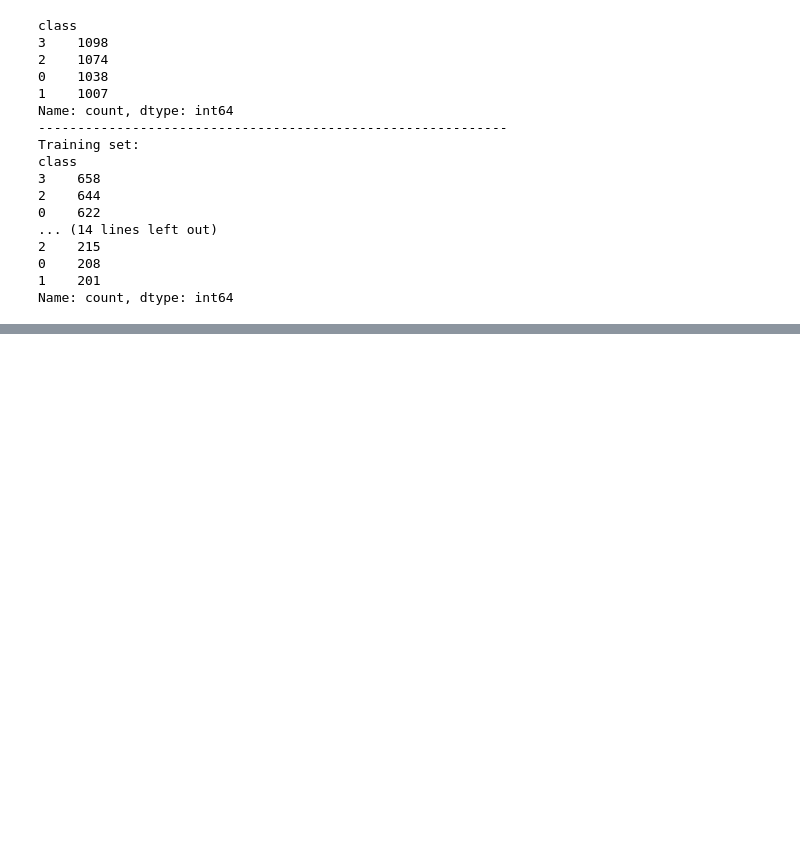
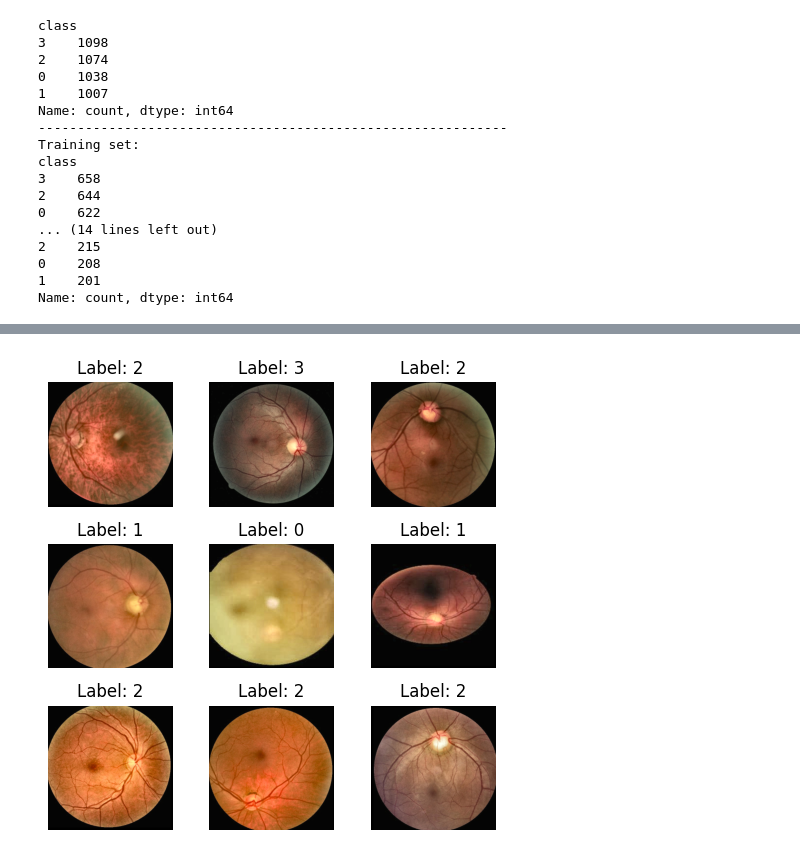
Before and after one commit to ismaelabdulkareem/Funduscopy, a Jupyter notebook: Pre_processing.ipynb, the cells around one changed output, grey strips where cells are left out. Saved outputs shown, nothing was run; the diff lists cells and outputs as text; code cells hidden in the pictures; blank space fills up the shorter version.

```diff
--- a/Pre_processing.ipynb
+++ b/Pre_processing.ipynb
@@ -457,0 +727,38 @@ print(split_df)
+# %%
+# create TensorFlow datasets for each split
+# When loading datasets, pass the data_augmentation flag True or False to apply or skip augmentations:
+train_dataset = tf.data.Dataset.from_tensor_slices( (train_images , train_labels) )
+train_dataset = train_dataset.map(lambda x, y: load_and_preprocess_image(x, y, data_augmentation=True), num_parallel_calls=tf.data.AUTOTUNE)
+# the augmentations will be applied automatically every time you fetch an image from the train_dataset while data_augmentation=True
+# During the training process, each time the model accesses train_dataset, it retrieves the images along with their augmentations.
+
+val_dataset = tf.data.Dataset.from_tensor_slices( (val_images , val_labels) )
+val_dataset = val_dataset.map(lambda x, y: load_and_preprocess_image(x, y, data_augmentation=False), num_parallel_calls=tf.data.AUTOTUNE)
+
+test_dataset = tf.data.Dataset.from_tensor_slices( (test_images , test_labels) )
+test_dataset = test_dataset.map(lambda x, y: load_and_preprocess_image(x, y, data_augmentation=False), num_parallel_calls=tf.data.AUTOTUNE)
+# %%
+def display_sample_grid(dataset, num_samples=9, grid_size=(3, 3)):
+    # Set up the grid
+    fig, axes = plt.subplots(grid_size[0], grid_size[1], figsize=(5, 5))
+
+    # Flatten the axes for easy iteration
+    axes = axes.flatten()
+
+    # Take the specified number of samples from the dataset
+    for idx, (image, label) in enumerate(dataset.take(num_samples)):
+        # Plot each image in the corresponding grid cell
+        image = cv2.cvtColor(image.numpy(), cv2.COLOR_RGB2BGR)
+        axes[idx].imshow(image)
+
+        # Set title to display the label only (no image name available)
+        axes[idx].set_title(f'Label: {label.numpy()}')
+        axes[idx].axis('off')  # Hide the axes for a cleaner look
+
+    plt.tight_layout()  # Adjusts the spacing between subplots
+    plt.show()
+
+# Test with training dataset, displaying 9 images in a 3x3 grid
+display_sample_grid(train_dataset, num_samples=9, grid_size=(3, 3))
+# %% [output]
+[figure, added]
```
Also changed, not shown: parts of 20 cells of this notebook.
